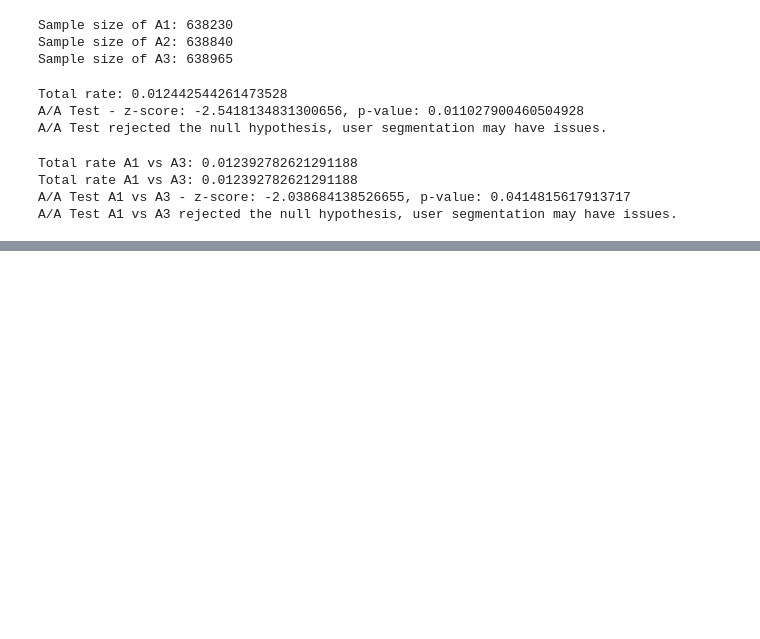
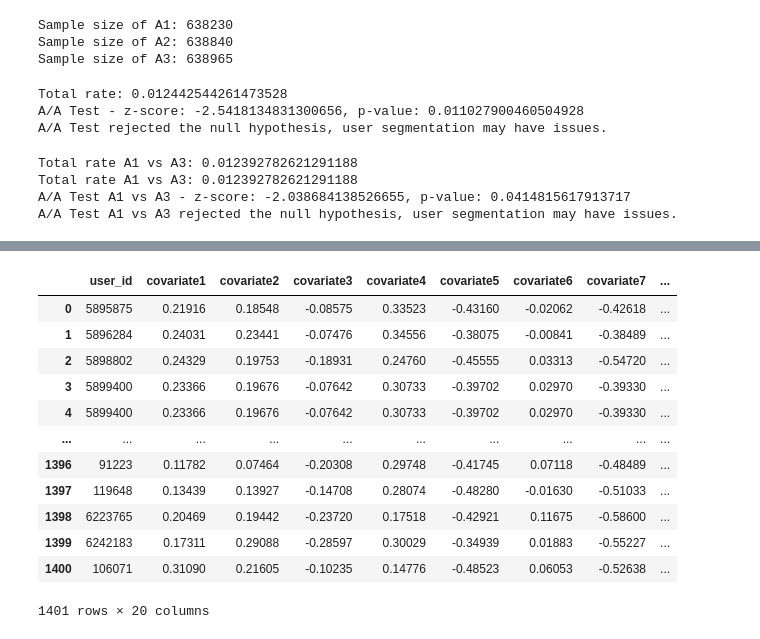
Before and after one commit to eventually11/ABtest_project, a Jupyter notebook: ABtest_driver_clothes.ipynb, the cells around one changed output, grey strips where cells are left out. Cells and saved outputs as stored; diff of their text form; code cells hidden in the pictures; blank space fills up the shorter version.

```diff
--- a/ABtest_driver_clothes.ipynb
+++ b/ABtest_driver_clothes.ipynb
@@ -250,0 +377,20 @@ A/A Test A1 vs A3 rejected the null hypothesis, user segmentation may have issue
+# %%
+matched_indices = nn.kneighbors(treated[['propensity_score']], return_distance=False)
+matched_control = control.iloc[matched_indices.flatten()]
+matched_df = pd.concat([treated.reset_index(drop=True), matched_control.reset_index(drop=True)], axis=0)
+matched_df=pd.merge(matched_df, data[['user_id',"strategy_id"]], on='user_id', how='left')
+matched_df
+# %% [output]
+|  | user_id | covariate1 | covariate2 | covariate3 | covariate4 | covariate5 | covariate6 | covariate7 | ... |
+| 0 | 5895875 | 0.21916 | 0.18548 | -0.08575 | 0.33523 | -0.43160 | -0.02062 | -0.42618 | ... |
+| 1 | 5896284 | 0.24031 | 0.23441 | -0.07476 | 0.34556 | -0.38075 | -0.00841 | -0.38489 | ... |
+| 2 | 5898802 | 0.24329 | 0.19753 | -0.18931 | 0.24760 | -0.45555 | 0.03313 | -0.54720 | ... |
+| 3 | 5899400 | 0.23366 | 0.19676 | -0.07642 | 0.30733 | -0.39702 | 0.02970 | -0.39330 | ... |
+| 4 | 5899400 | 0.23366 | 0.19676 | -0.07642 | 0.30733 | -0.39702 | 0.02970 | -0.39330 | ... |
+| ... | ... | ... | ... | ... | ... | ... | ... | ... | ... |
+| 1396 | 91223 | 0.11782 | 0.07464 | -0.20308 | 0.29748 | -0.41745 | 0.07118 | -0.48489 | ... |
+| 1397 | 119648 | 0.13439 | 0.13927 | -0.14708 | 0.28074 | -0.48280 | -0.01630 | -0.51033 | ... |
+| 1398 | 6223765 | 0.20469 | 0.19442 | -0.23720 | 0.17518 | -0.42921 | 0.11675 | -0.58600 | ... |
+| 1399 | 6242183 | 0.17311 | 0.29088 | -0.28597 | 0.30029 | -0.34939 | 0.01883 | -0.55227 | ... |
+| 1400 | 106071 | 0.31090 | 0.21605 | -0.10235 | 0.14776 | -0.48523 | 0.06053 | -0.52638 | ... |
+1401 rows × 20 columns
```
Also changed, not shown: parts of 14 cells of this notebook, 1 other file.
